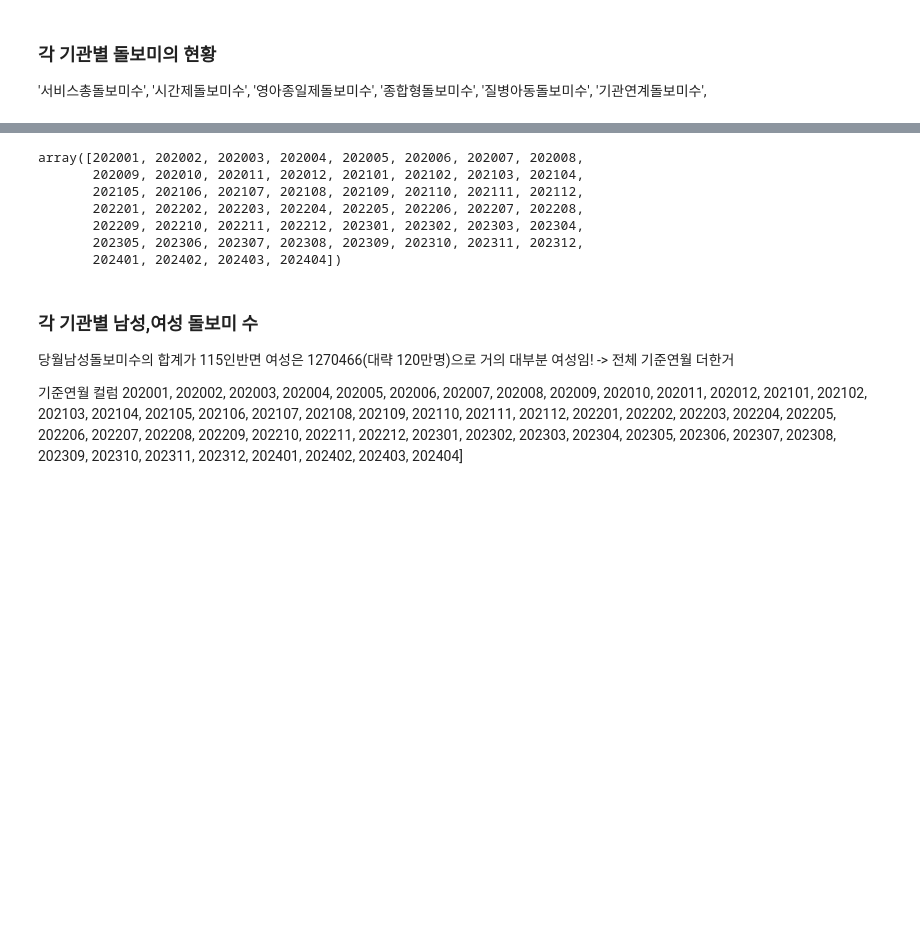
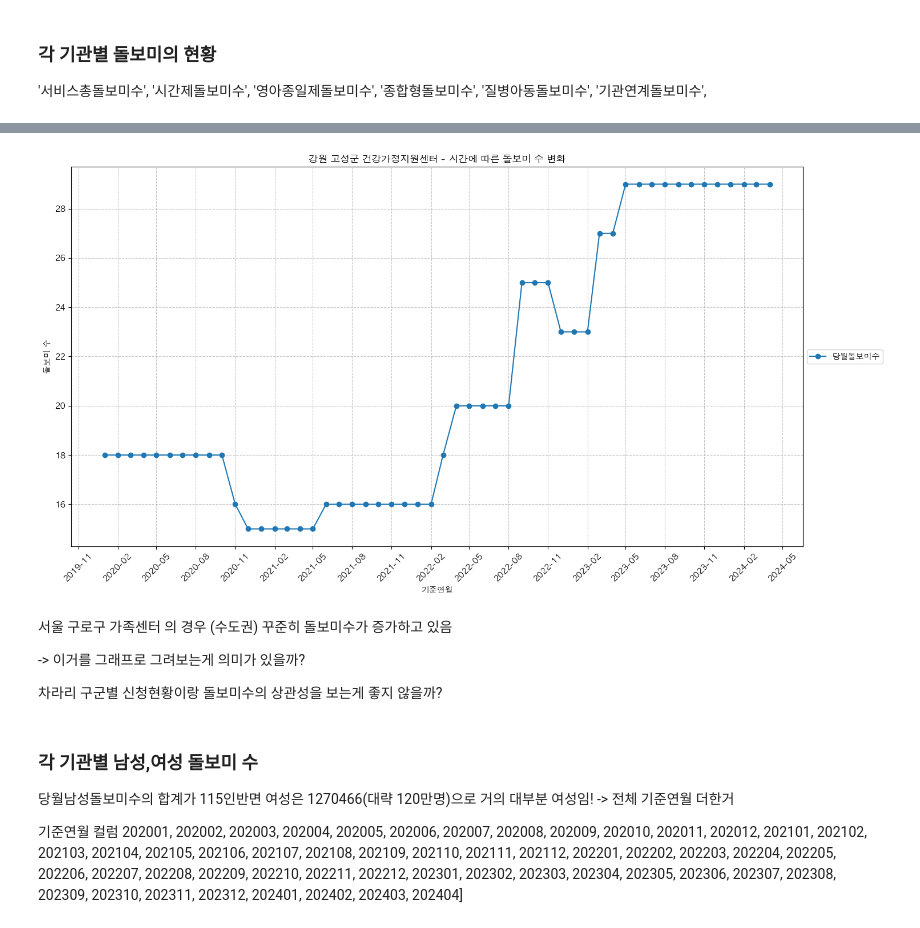
Before and after one commit to CodeArt-Team/MLcompetetion, a Jupyter notebook: 공모전/서울GovTech/돌봄서비스/데이터 읽어오기_jihwan.ipynb, the cells around one changed output, grey strips where cells are left out. Drawn from its saved outputs; the diff is of its cells as text; code cells hidden in the pictures; blank space fills up the shorter version.

```diff
--- a/공모전/서울GovTech/돌봄서비스/데이터 읽어오기_jihwan.ipynb
+++ b/공모전/서울GovTech/돌봄서비스/데이터 읽어오기_jihwan.ipynb
@@ -153,16 +177,48 @@ data30.head()
 | 2 | 202001 | C0384 | 강원 고성군 건강가정지원센터 | C0500 | 강원도 광역거점 | 18 | 0 | 18 | 15 | 0 | ... |
 | 3 | 202001 | C0385 | 강원 동해시 건강가정.다문화가족지원센터 | C0500 | 강원도 광역거점 | 67 | 0 | 67 | 56 | 0 | ... |
 | 4 | 202001 | C0387 | 강원 속초시 가족센터 | C0500 | 강원도 광역거점 | 56 | 0 | 56 | 51 | 0 | ... |
-# %%
-data30["기준연월"].unique()
-# %% [output]
-array([202001, 202002, 202003, 202004, 202005, 202006, 202007, 202008,
-       202009, 202010, 202011, 202012, 202101, 202102, 202103, 202104,
-       202105, 202106, 202107, 202108, 202109, 202110, 202111, 202112,
-       202201, 202202, 202203, 202204, 202205, 202206, 202207, 202208,
-       202209, 202210, 202211, 202212, 202301, 202302, 202303, 202304,
-       202305, 202306, 202307, 202308, 202309, 202310, 202311, 202312,
-       202401, 202402, 202403, 202404])
+# %%
+import matplotlib.pyplot as plt
+import pandas as pd
+
+# '기준년월'이 datetime 형식이 아니라면 변환해줍니다.
+data30['기준연월'] = pd.to_datetime(data30['기준연월'], format='%Y%m')
+
+# 특정 기관 선택
+selected_agency = '강원 고성군 건강가정지원센터'
+
+# 선택한 기관의 데이터만 필터링
+filtered_data = data30[data30['아이돌봄기관명'] == selected_agency]
+
+# 그래프 그리기
+plt.figure(figsize=(15, 8))
+
+columns_to_plot = ['당월돌보미수',] #'당월남성돌보미수', '당월여성돌보미수', '누적전체성별돌보미수', '누적남성돌보미수','누적여성돌보미수']
+
+for column in columns_to_plot:
+    plt.plot(filtered_data['기준연월'], filtered_data[column], label=column, marker='o')
+
+plt.title(f'{selected_agency} - 시간에 따른 돌보미 수 변화')
+plt.xlabel('기준연월')
+plt.ylabel('돌보미 수')
+plt.legend(loc='center left', bbox_to_anchor=(1, 0.5))
+plt.xticks(rotation=45)
+plt.grid(True, linestyle='--', alpha=0.7)
+
+# x축 날짜 포맷 설정
+plt.gca().xaxis.set_major_formatter(plt.matplotlib.dates.DateFormatter('%Y-%m'))
+plt.gca().xaxis.set_major_locator(plt.matplotlib.dates.MonthLocator(interval=3))
+
+plt.tight_layout()
+plt.show()
+# %% [output]
+[figure, added]
+# %% [markdown]
+서울 구로구 가족센터 의 경우 (수도권) 꾸준히 돌보미수가 증가하고 있음
+
+-> 이거를 그래프로 그려보는게 의미가 있을까?
+
+차라리 구군별 신청현황이랑 돌보미수의 상관성을 보는게 좋지 않을까?
 # %% [markdown]
 ### 각 기관별 남성,여성 돌보미 수
 당월남성돌보미수의 합계가 115인반면 여성은 1270466(대략 120만명)으로 거의 대부분 여성임! -> 전체 기준연월 더한거
```
Also changed, not shown: parts of 35 cells of this notebook.
